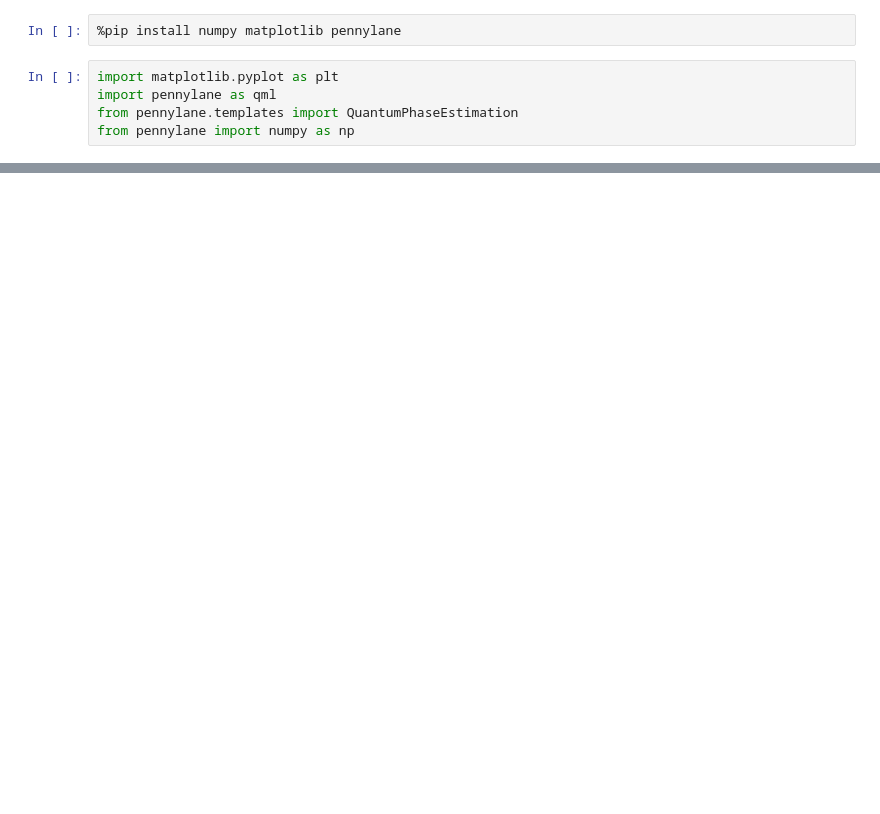
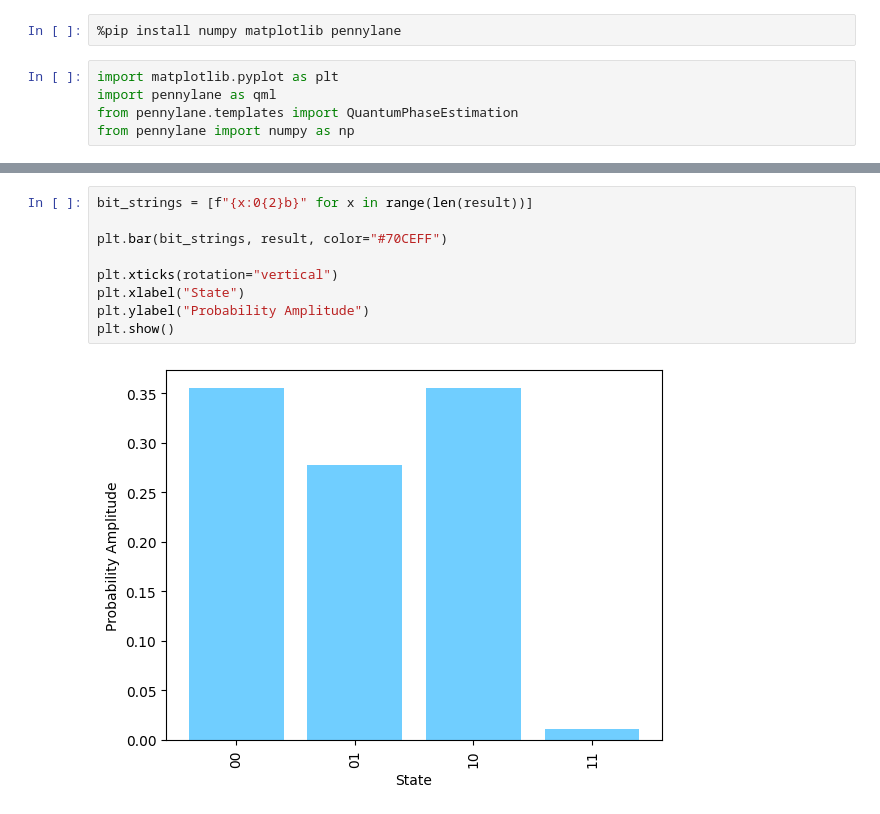
Before and after one commit to theFroodyOne/quantumComputingAssignment2, a Jupyter notebook: src/example.ipynb, the cells around one changed output, grey strips where cells are left out. Saved outputs shown, nothing was run; the diff lists cells and outputs as text; blank space fills up the shorter version.

```diff
--- a/src/example.ipynb
+++ b/src/example.ipynb
@@ -173,0 +100,11 @@ qml.draw_mpl(circuit, style="pennylane", show_all_wires=True)(ancilla_wire, cloc
+# %%
+bit_strings = [f"{x:0{2}b}" for x in range(len(result))]
+
+plt.bar(bit_strings, result, color="#70CEFF")
+
+plt.xticks(rotation="vertical")
+plt.xlabel("State")
+plt.ylabel("Probability Amplitude")
+plt.show()
+# %% [output]
+[figure, added]
```
Also changed, not shown: parts of 2 cells of this notebook, 2 other files.
